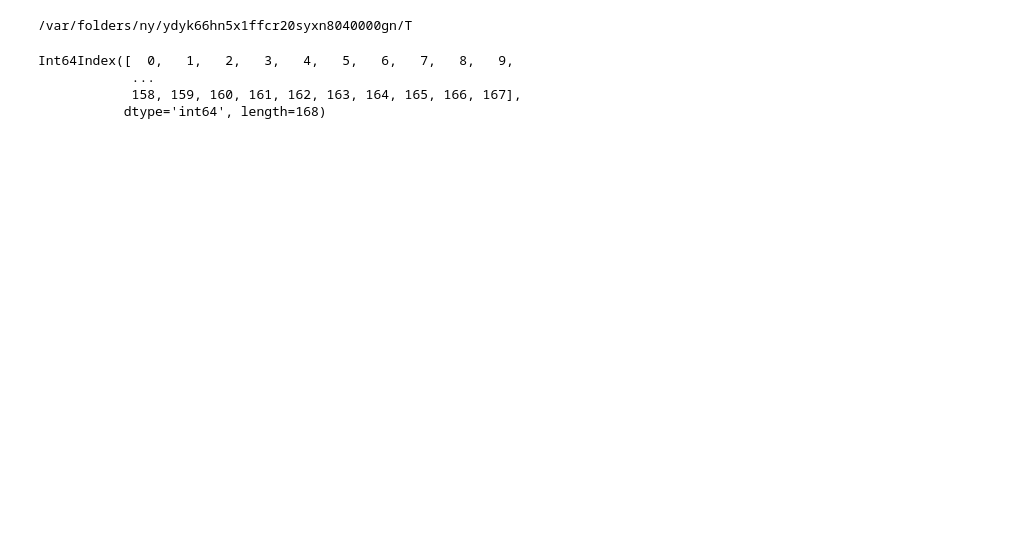
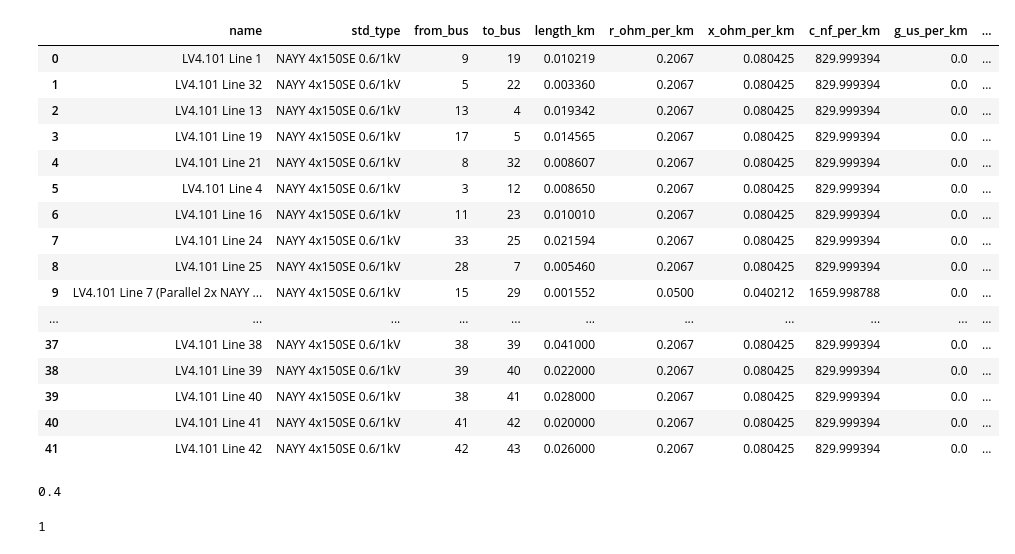
Before and after one commit to marwan2626/PowerTech25, a Jupyter notebook: debug.ipynb, the cells around one changed output. Cells and saved outputs as stored; diff of their text form; code cells hidden in the pictures; blank space fills up the shorter version.

```diff
--- a/debug.ipynb
+++ b/debug.ipynb
@@ -2,21 +2,41 @@
 import griddata as gd
 
 net, const_load_household, const_load_heatpump, time_steps, df_household_prognosis, df_season_heatpump_prognosis, heatpump_scaling_factors_df, T_amb = gd.setup_grid_powertech25(season='winter')
+
+net2, const_load_household_P, const_load_household_Q, const_load_heatpump, time_steps, df_household_prognosis, df_season_heatpump_prognosis, heatpump_scaling_factors_df, T_amb = gd.setup_grid_IAS(season='winter')
-# %%
-import tempfile
-print(tempfile.gettempdir())
-# %% [output]
-/var/folders/ny/ydyk66hn5x1ffcr20syxn8040000gn/T
+# %%
+net2.line
+# %% [output]
+|  | name | std_type | from_bus | to_bus | length_km | r_ohm_per_km | x_ohm_per_km | c_nf_per_km | g_us_per_km | ... |
+| 0 | LV4.101 Line 1 | NAYY 4x150SE 0.6/1kV | 9 | 19 | 0.010219 | 0.2067 | 0.080425 | 829.999394 | 0.0 | ... |
+| 1 | LV4.101 Line 32 | NAYY 4x150SE 0.6/1kV | 5 | 22 | 0.003360 | 0.2067 | 0.080425 | 829.999394 | 0.0 | ... |
+| 2 | LV4.101 Line 13 | NAYY 4x150SE 0.6/1kV | 13 | 4 | 0.019342 | 0.2067 | 0.080425 | 829.999394 | 0.0 | ... |
+| 3 | LV4.101 Line 19 | NAYY 4x150SE 0.6/1kV | 17 | 5 | 0.014565 | 0.2067 | 0.080425 | 829.999394 | 0.0 | ... |
+| 4 | LV4.101 Line 21 | NAYY 4x150SE 0.6/1kV | 8 | 32 | 0.008607 | 0.2067 | 0.080425 | 829.999394 | 0.0 | ... |
+| 5 | LV4.101 Line 4 | NAYY 4x150SE 0.6/1kV | 3 | 12 | 0.008650 | 0.2067 | 0.080425 | 829.999394 | 0.0 | ... |
+| 6 | LV4.101 Line 16 | NAYY 4x150SE 0.6/1kV | 11 | 23 | 0.010010 | 0.2067 | 0.080425 | 829.999394 | 0.0 | ... |
+| 7 | LV4.101 Line 24 | NAYY 4x150SE 0.6/1kV | 33 | 25 | 0.021594 | 0.2067 | 0.080425 | 829.999394 | 0.0 | ... |
+| 8 | LV4.101 Line 25 | NAYY 4x150SE 0.6/1kV | 28 | 7 | 0.005460 | 0.2067 | 0.080425 | 829.999394 | 0.0 | ... |
+| 9 | LV4.101 Line 7 (Parallel 2x NAYY ... | NAYY 4x150SE 0.6/1kV | 15 | 29 | 0.001552 | 0.0500 | 0.040212 | 1659.998788 | 0.0 | ... |
+| ... | ... | ... | ... | ... | ... | ... | ... | ... | ... | ... |
+| 37 | LV4.101 Line 38 | NAYY 4x150SE 0.6/1kV | 38 | 39 | 0.041000 | 0.2067 | 0.080425 | 829.999394 | 0.0 | ... |
+| 38 | LV4.101 Line 39 | NAYY 4x150SE 0.6/1kV | 39 | 40 | 0.022000 | 0.2067 | 0.080425 | 829.999394 | 0.0 | ... |
+| 39 | LV4.101 Line 40 | NAYY 4x150SE 0.6/1kV | 38 | 41 | 0.028000 | 0.2067 | 0.080425 | 829.999394 | 0.0 | ... |
+| 40 | LV4.101 Line 41 | NAYY 4x150SE 0.6/1kV | 41 | 42 | 0.020000 | 0.2067 | 0.080425 | 829.999394 | 0.0 | ... |
+| 41 | LV4.101 Line 42 | NAYY 4x150SE 0.6/1kV | 42 | 43 | 0.026000 | 0.2067 | 0.080425 | 829.999394 | 0.0 | ... |
+# %%
+net2.bus.vn_kv.iloc[15]
+# %% [output]
+0.4
+# %%
+net2.sn_mva
+# %% [output]
+1
 # %%
 print("Household ConstControl indices:", const_load_household.element_index)
 print("Heat Pump ConstControl indices:", const_load_heatpump.element_index)
 # %%
 print(time_steps)
-# %% [output]
-Int64Index([  0,   1,   2,   3,   4,   5,   6,   7,   8,   9,
-            ...
-            158, 159, 160, 161, 162, 163, 164, 165, 166, 167],
-           dtype='int64', length=168)
 # %%
 import networkx as nx
 import matplotlib.pyplot as plt
```
Also changed, not shown: parts of 2 cells of this notebook, 26 other files.
